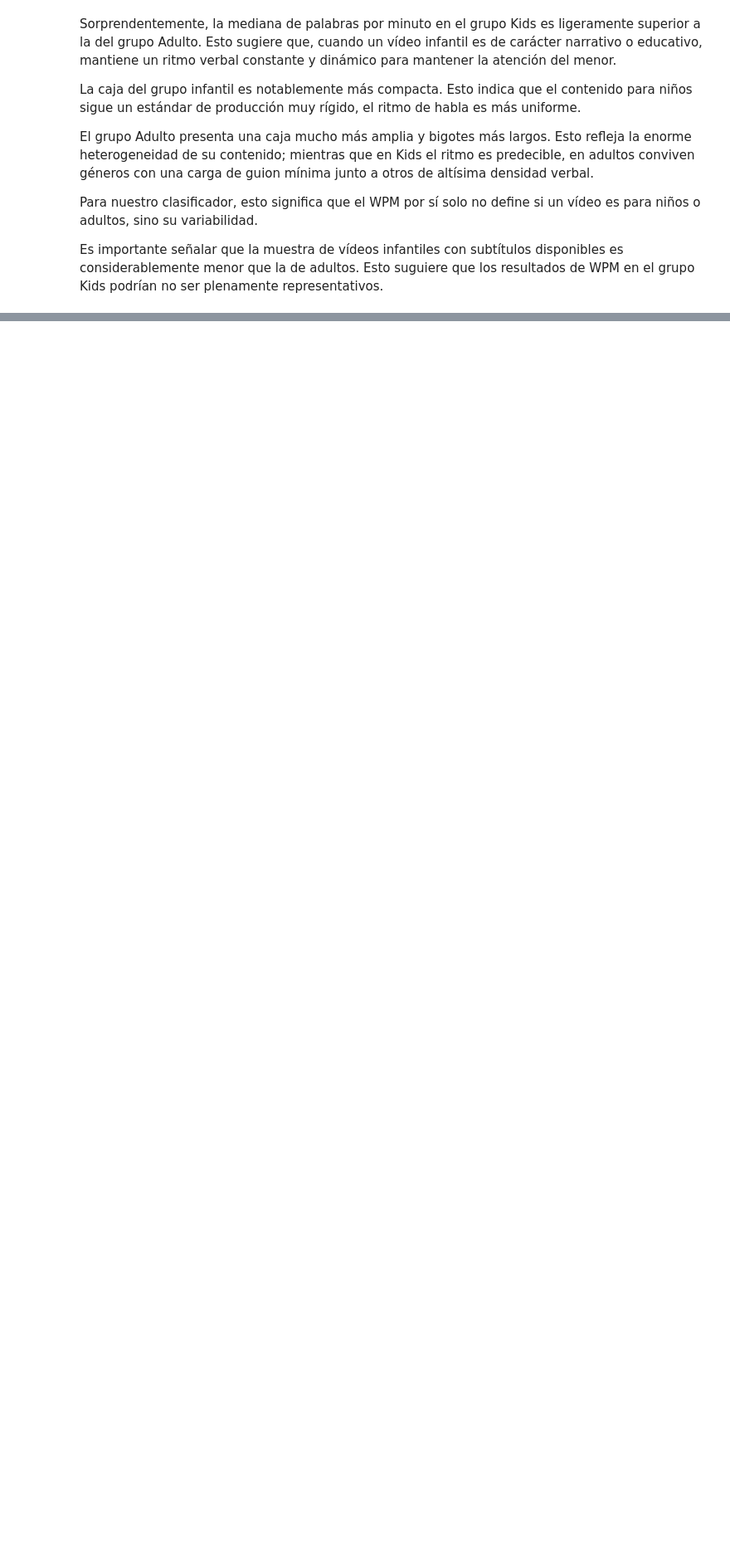
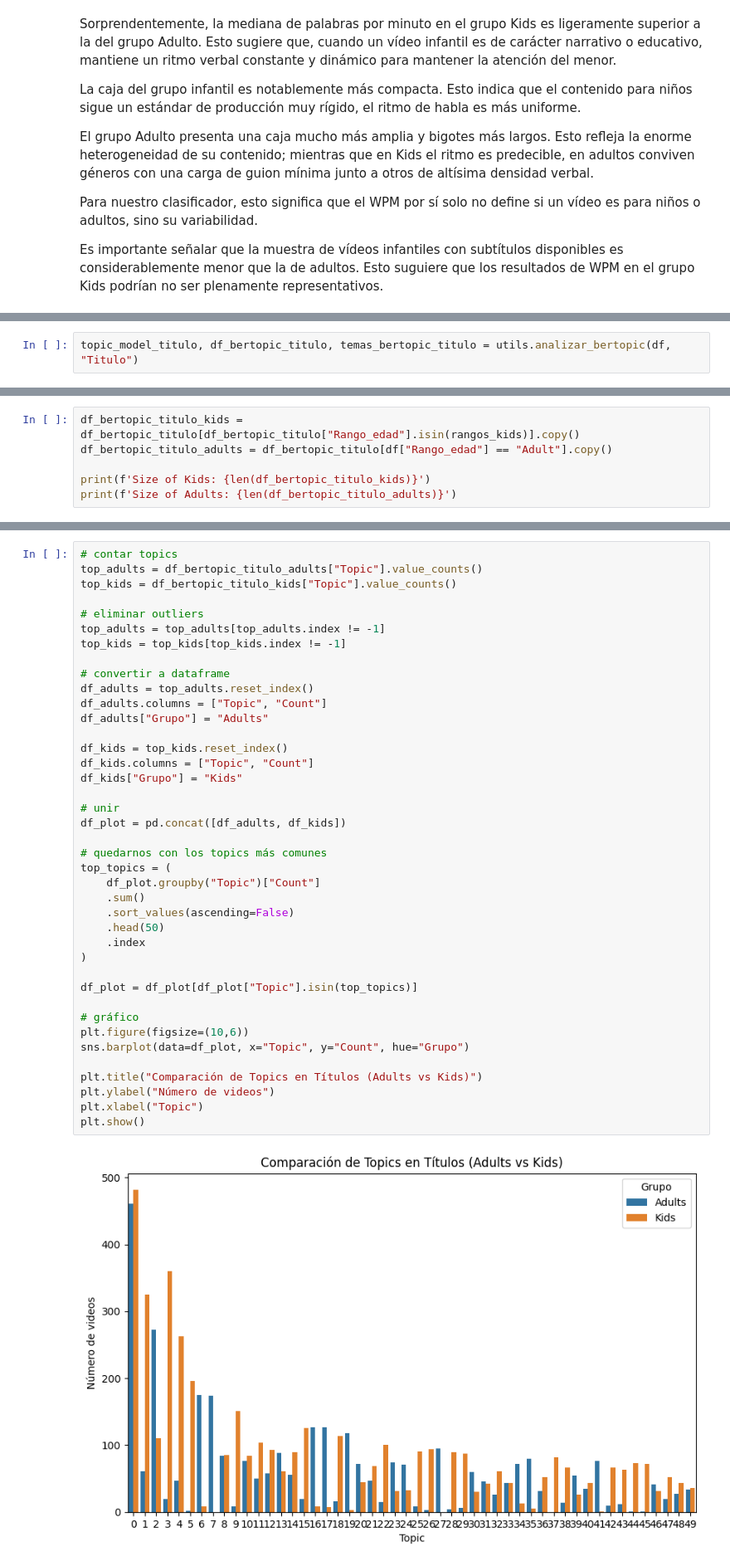
Before and after one commit to UCM-GIDIA-PD1/c2526-R1, a Jupyter notebook: src/analisis_kids.ipynb, the cells around one changed output, grey strips where cells are left out. Shown at 83% size. Drawn from its saved outputs; the diff is of its cells as text; blank space fills up the shorter version.

```diff
--- a/src/analisis_kids.ipynb
+++ b/src/analisis_kids.ipynb
@@ -333,0 +268,2 @@ Name: ChannelTitle, dtype: str
+# %%
+topic_model_titulo, df_bertopic_titulo, temas_bertopic_titulo = utils.analizar_bertopic(df, "Titulo")
@@ -333,0 +278,6 @@ Name: ChannelTitle, dtype: str
+# %%
+df_bertopic_titulo_kids = df_bertopic_titulo[df_bertopic_titulo["Rango_edad"].isin(rangos_kids)].copy()
+df_bertopic_titulo_adults = df_bertopic_titulo[df["Rango_edad"] == "Adult"].copy()
+
+print(f'Size of Kids: {len(df_bertopic_titulo_kids)}')
+print(f'Size of Adults: {len(df_bertopic_titulo_adults)}')
@@ -333,0 +287,42 @@ Name: ChannelTitle, dtype: str
+# %%
+# contar topics
+top_adults = df_bertopic_titulo_adults["Topic"].value_counts()
+top_kids = df_bertopic_titulo_kids["Topic"].value_counts()
+
+# eliminar outliers
+top_adults = top_adults[top_adults.index != -1]
+top_kids = top_kids[top_kids.index != -1]
+
+# convertir a dataframe
+df_adults = top_adults.reset_index()
+df_adults.columns = ["Topic", "Count"]
+df_adults["Grupo"] = "Adults"
+
+df_kids = top_kids.reset_index()
+df_kids.columns = ["Topic", "Count"]
+df_kids["Grupo"] = "Kids"
+
+# unir
+df_plot = pd.concat([df_adults, df_kids])
+
+# quedarnos con los topics más comunes
+top_topics = (
+    df_plot.groupby("Topic")["Count"]
+    .sum()
+    .sort_values(ascending=False)
+    .head(50)
+    .index
+)
+
+df_plot = df_plot[df_plot["Topic"].isin(top_topics)]
+
+# gráfico
+plt.figure(figsize=(10,6))
+sns.barplot(data=df_plot, x="Topic", y="Count", hue="Grupo")
+
+plt.title("Comparación de Topics en Títulos (Adults vs Kids)")
+plt.ylabel("Número de videos")
+plt.xlabel("Topic")
+plt.show()
+# %% [output]
+[figure, added]
```
Also changed, not shown: parts of 27 cells of this notebook, 1 other file.
